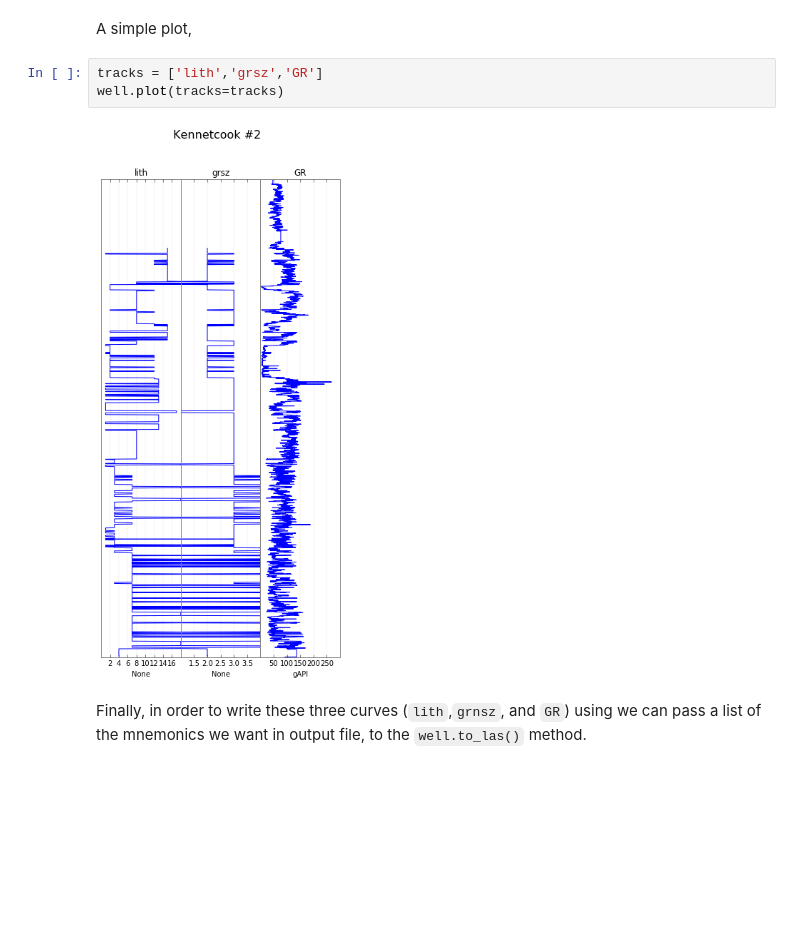
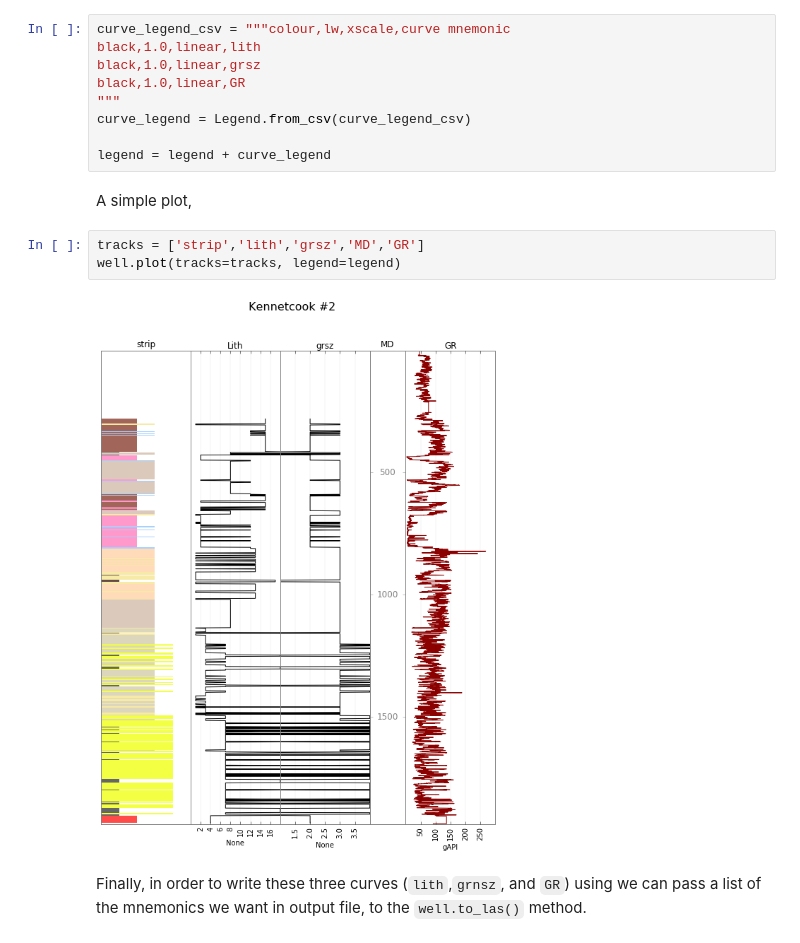
Before and after one commit to EvanBianco/recipes, a Jupyter notebook: Make LAS file from a striplog.ipynb, the cells around one changed output. Drawn from its saved outputs; the diff is of its cells as text; blank space fills up the shorter version.

```diff
--- a/Make LAS file from a striplog.ipynb
+++ b/Make LAS file from a striplog.ipynb
@@ -92,13 +92,22 @@ We can change the step size of our new data from 1.0 m to 0.1524 m (standard), a
 # lithCurve
 # %% [markdown]
 We don't need to do this prior to exporting. As welly's `to_las()` method takes care of the resampling of the curves to a common basis.
+# %%
+curve_legend_csv = """colour,lw,xscale,curve mnemonic
+black,1.0,linear,lith
+black,1.0,linear,grsz
+black,1.0,linear,GR
+"""
+curve_legend = Legend.from_csv(curve_legend_csv)
+
+legend = legend + curve_legend
 # %% [markdown]
 A simple plot,
 # %%
-tracks = ['lith','grsz','GR']
-well.plot(tracks=tracks)
+tracks = ['strip','lith','grsz','MD','GR']
+well.plot(tracks=tracks, legend=legend)
 # %% [output]
-[figure, old version]
+[figure, new version]
 # %% [markdown]
 Finally, in order to write these three curves (`lith`,`grnsz`, and `GR`) using we can pass a list of the mnemonics we want in output file, to the `well.to_las()` method.
 # %%
```
Also changed, not shown: parts of 2 cells of this notebook, 2 other files.
